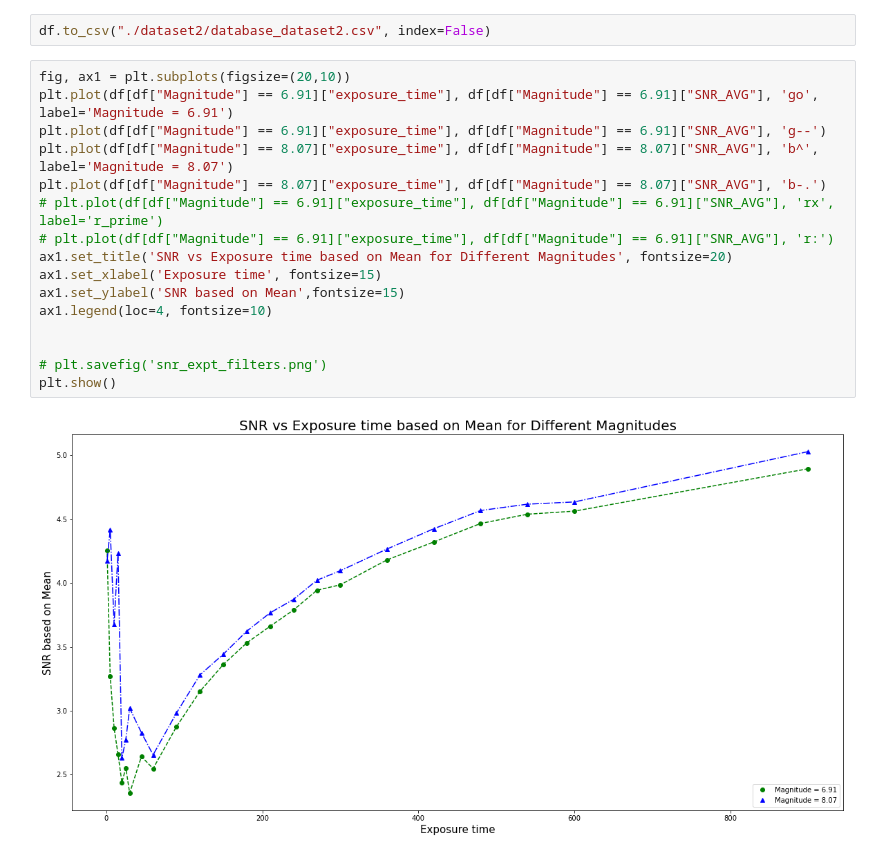
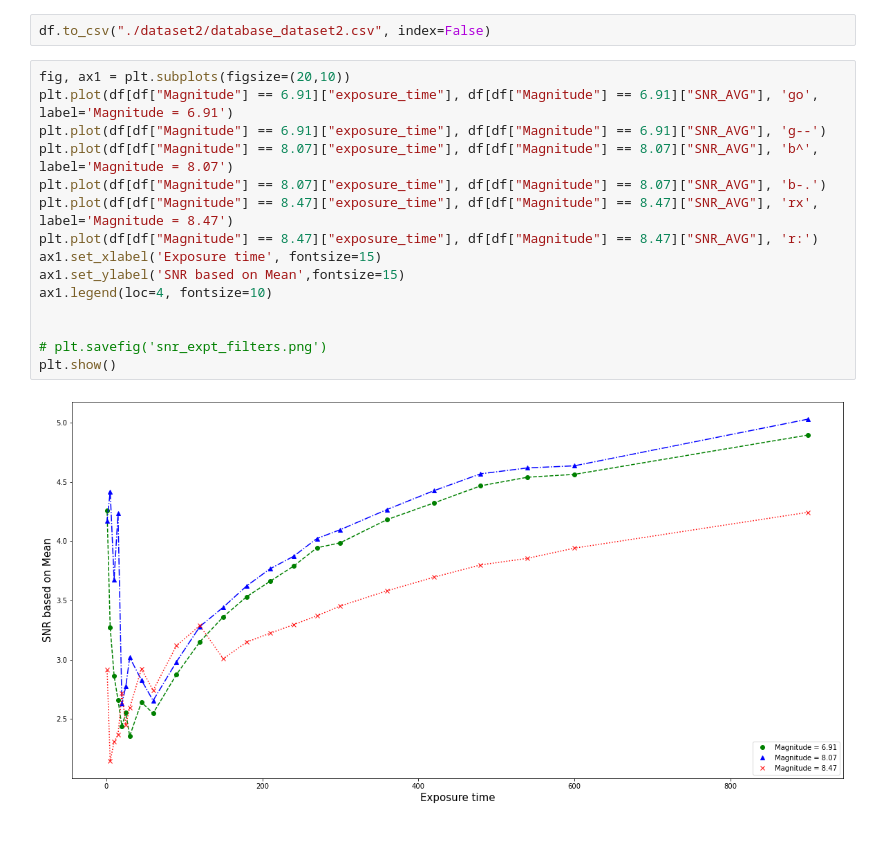
Before and after one commit to halehhajizadeh/SNR-and-Exposure, a Jupyter notebook: SNR_Magnitude.ipynb, the cells around one changed output. Drawn from its saved outputs; the diff is of its cells as text.

Commit message:
adding magnitude=8.47

```diff
--- a/SNR_Magnitude.ipynb
+++ b/SNR_Magnitude.ipynb
@@ -22,21 +22,20 @@ df.to_csv("./dataset2/database_dataset2.csv", index=False)
 # %%
 fig, ax1 = plt.subplots(figsize=(20,10))
 plt.plot(df[df["Magnitude"] == 6.91]["exposure_time"], df[df["Magnitude"] == 6.91]["SNR_AVG"], 'go', label='Magnitude = 6.91')
 plt.plot(df[df["Magnitude"] == 6.91]["exposure_time"], df[df["Magnitude"] == 6.91]["SNR_AVG"], 'g--')
 plt.plot(df[df["Magnitude"] == 8.07]["exposure_time"], df[df["Magnitude"] == 8.07]["SNR_AVG"], 'b^', label='Magnitude = 8.07')
 plt.plot(df[df["Magnitude"] == 8.07]["exposure_time"], df[df["Magnitude"] == 8.07]["SNR_AVG"], 'b-.')
-# plt.plot(df[df["Magnitude"] == 6.91]["exposure_time"], df[df["Magnitude"] == 6.91]["SNR_AVG"], 'rx', label='r_prime')
-# plt.plot(df[df["Magnitude"] == 6.91]["exposure_time"], df[df["Magnitude"] == 6.91]["SNR_AVG"], 'r:')
-ax1.set_title('SNR vs Exposure time based on Mean for Different Magnitudes', fontsize=20)
+plt.plot(df[df["Magnitude"] == 8.47]["exposure_time"], df[df["Magnitude"] == 8.47]["SNR_AVG"], 'rx', label='Magnitude = 8.47')
+plt.plot(df[df["Magnitude"] == 8.47]["exposure_time"], df[df["Magnitude"] == 8.47]["SNR_AVG"], 'r:')
 ax1.set_xlabel('Exposure time', fontsize=15)
 ax1.set_ylabel('SNR based on Mean',fontsize=15)
 ax1.legend(loc=4, fontsize=10)
 
 
 # plt.savefig('snr_expt_filters.png')
 plt.show()
 # %% [output]
-[figure, old version]
+[figure, new version]
 # %%
 fig, ax1 = plt.subplots(figsize=(20,10))
 plt.plot(df[df["Magnitude"] == 6.91]["exposure_time"], df[df["Magnitude"] == 6.91]["SNR_median"], 'g--')
```
Also changed, not shown: parts of 2 cells of this notebook.
